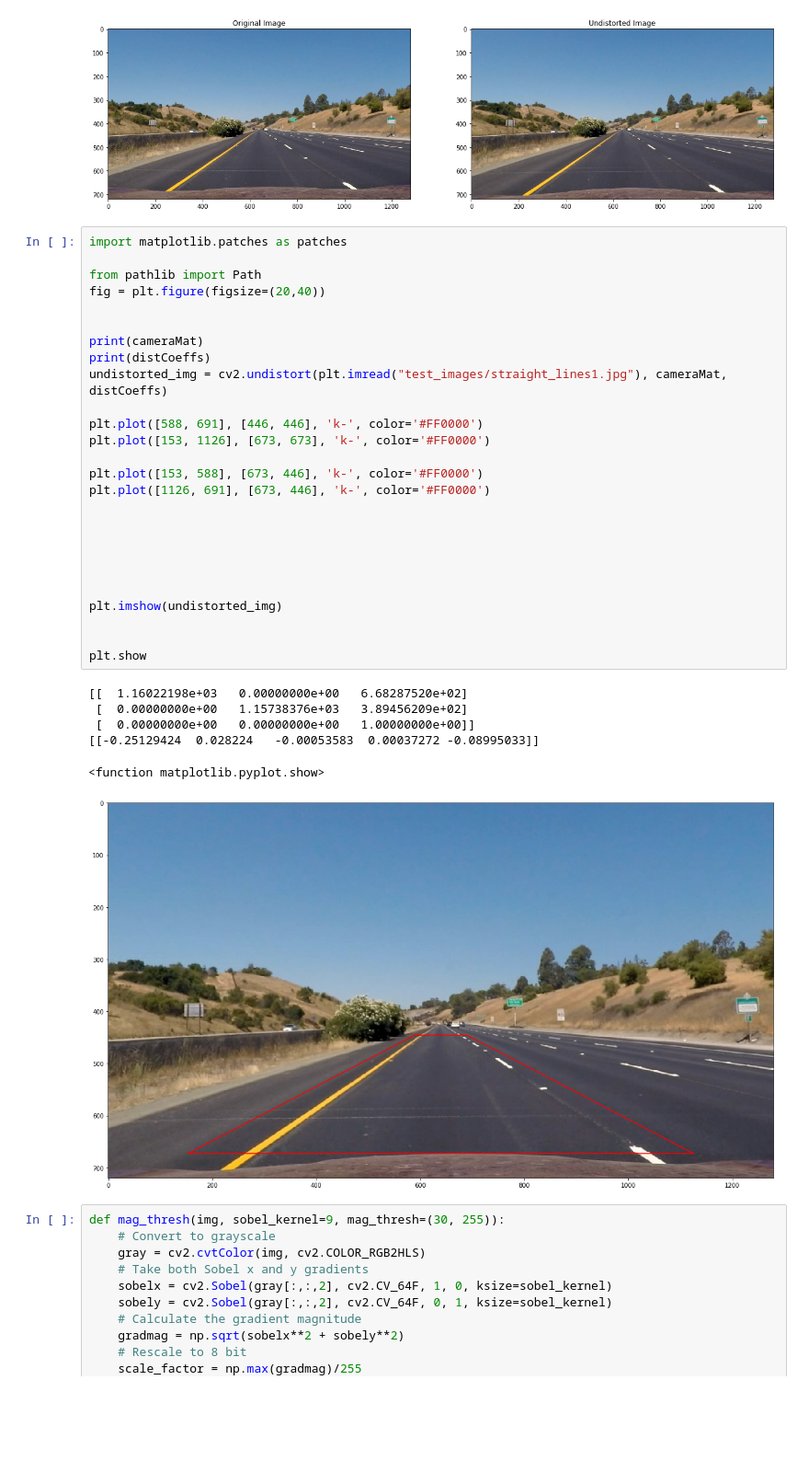
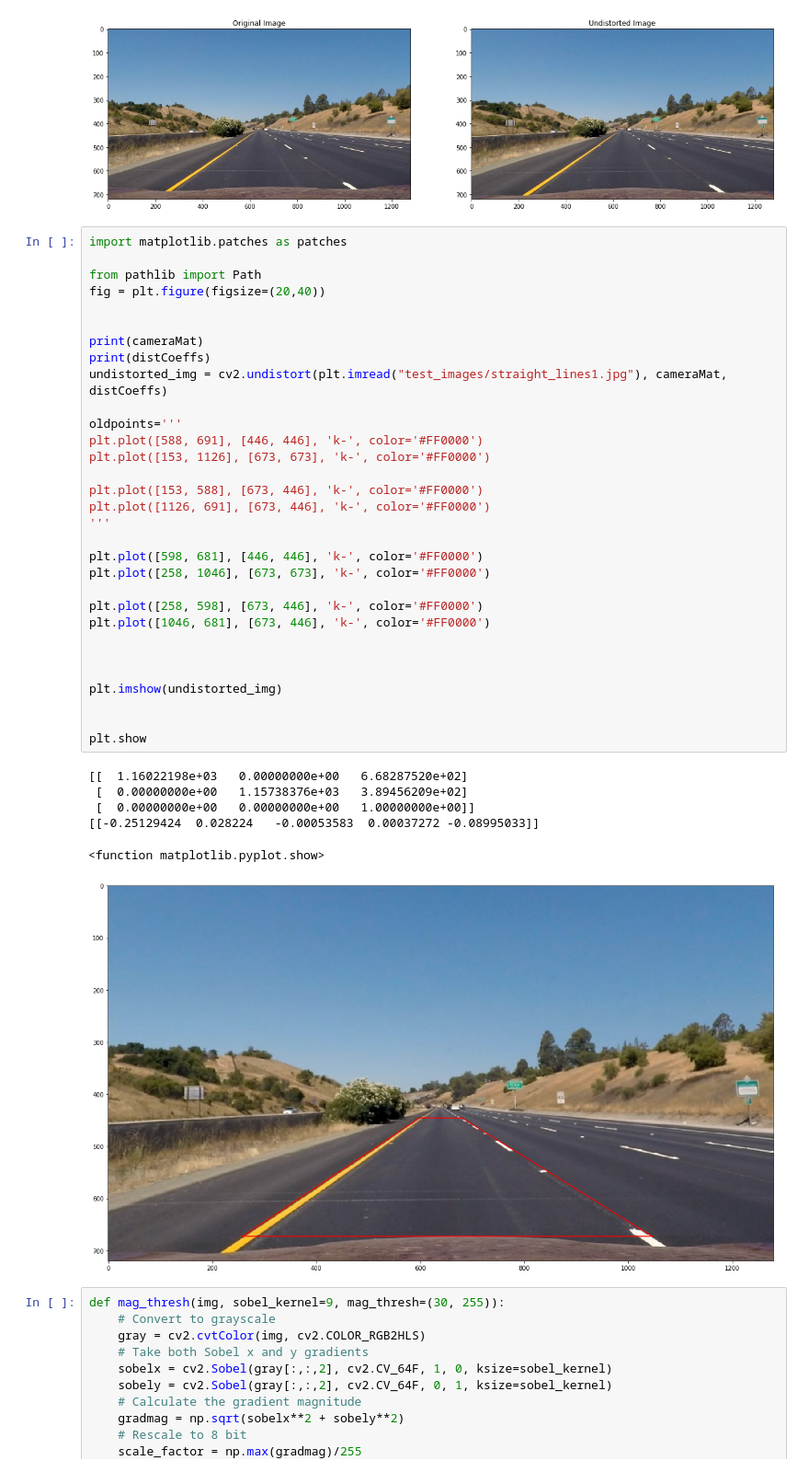
Before and after one commit to ungaro/CarND-Advanced-Lane-Lines, a Jupyter notebook: Advanced Lane Lines.ipynb, the cells around one changed output. Shown at 92% size. Drawn from its saved outputs; the diff is of its cells as text; blank space fills up the shorter version.

```diff
--- a/Advanced Lane Lines.ipynb
+++ b/Advanced Lane Lines.ipynb
@@ -114,35 +114,40 @@ plt.title('Undistorted Image')
 import matplotlib.patches as patches
 
 from pathlib import Path
 fig = plt.figure(figsize=(20,40))
 
 
 print(cameraMat)
 print(distCoeffs)
 undistorted_img = cv2.undistort(plt.imread("test_images/straight_lines1.jpg"), cameraMat, distCoeffs)
 
+oldpoints='''
 plt.plot([588, 691], [446, 446], 'k-', color='#FF0000')
 plt.plot([153, 1126], [673, 673], 'k-', color='#FF0000')
 
 plt.plot([153, 588], [673, 446], 'k-', color='#FF0000')
 plt.plot([1126, 691], [673, 446], 'k-', color='#FF0000')
+'''
 
+plt.plot([598, 681], [446, 446], 'k-', color='#FF0000')
+plt.plot([258, 1046], [673, 673], 'k-', color='#FF0000')
 
-
+plt.plot([258, 598], [673, 446], 'k-', color='#FF0000')
+plt.plot([1046, 681], [673, 446], 'k-', color='#FF0000')
 
 
 
 plt.imshow(undistorted_img)
 
 
 plt.show
 # %% [output]
 [[  1.16022198e+03   0.00000000e+00   6.68287520e+02]
  [  0.00000000e+00   1.15738376e+03   3.89456209e+02]
  [  0.00000000e+00   0.00000000e+00   1.00000000e+00]]
 [[-0.25129424  0.028224   -0.00053583  0.00037272 -0.08995033]]
 <function matplotlib.pyplot.show>
-[figure, old version]
+[figure, new version]
 # %%
 def mag_thresh(img, sobel_kernel=9, mag_thresh=(30, 255)):
     # Convert to grayscale
```
Also changed, not shown: parts of 6 cells of this notebook.
